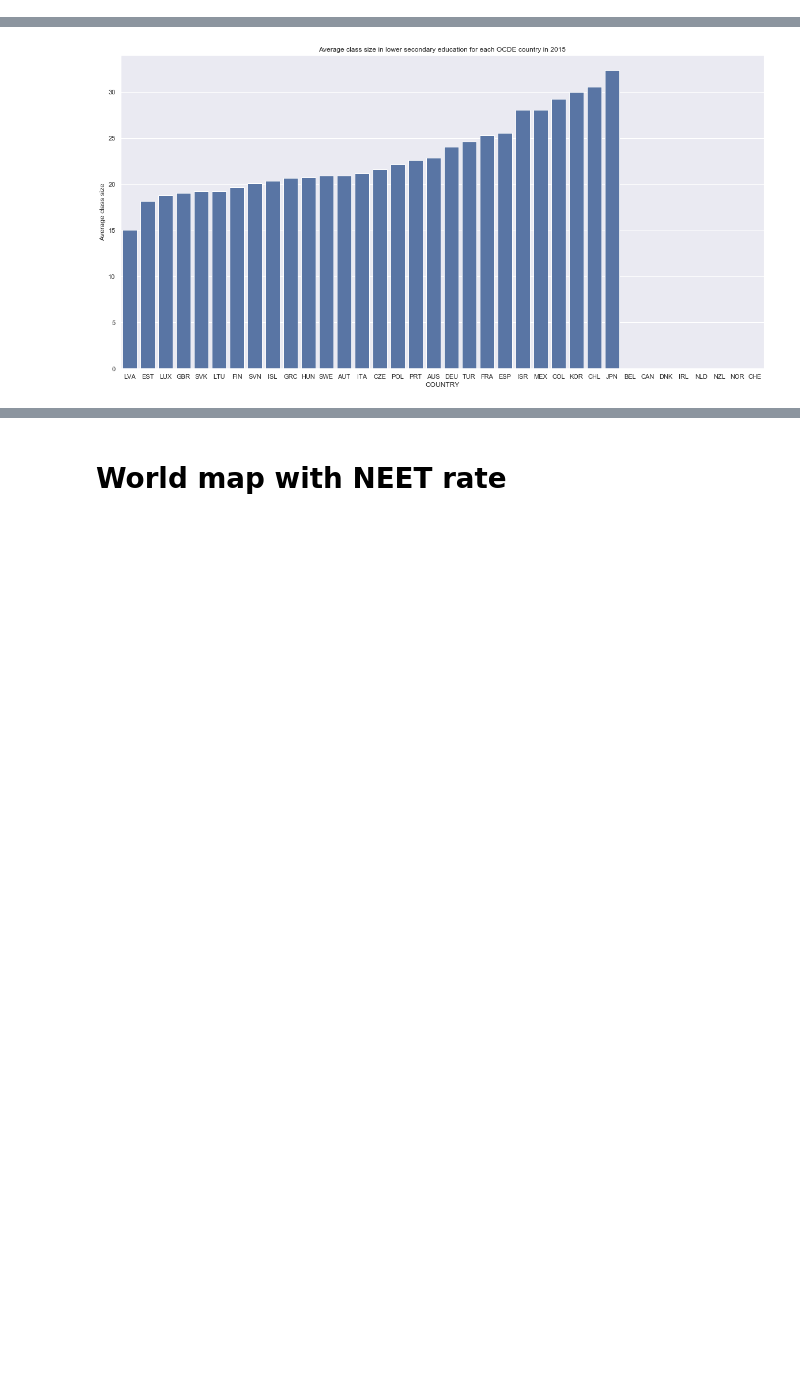
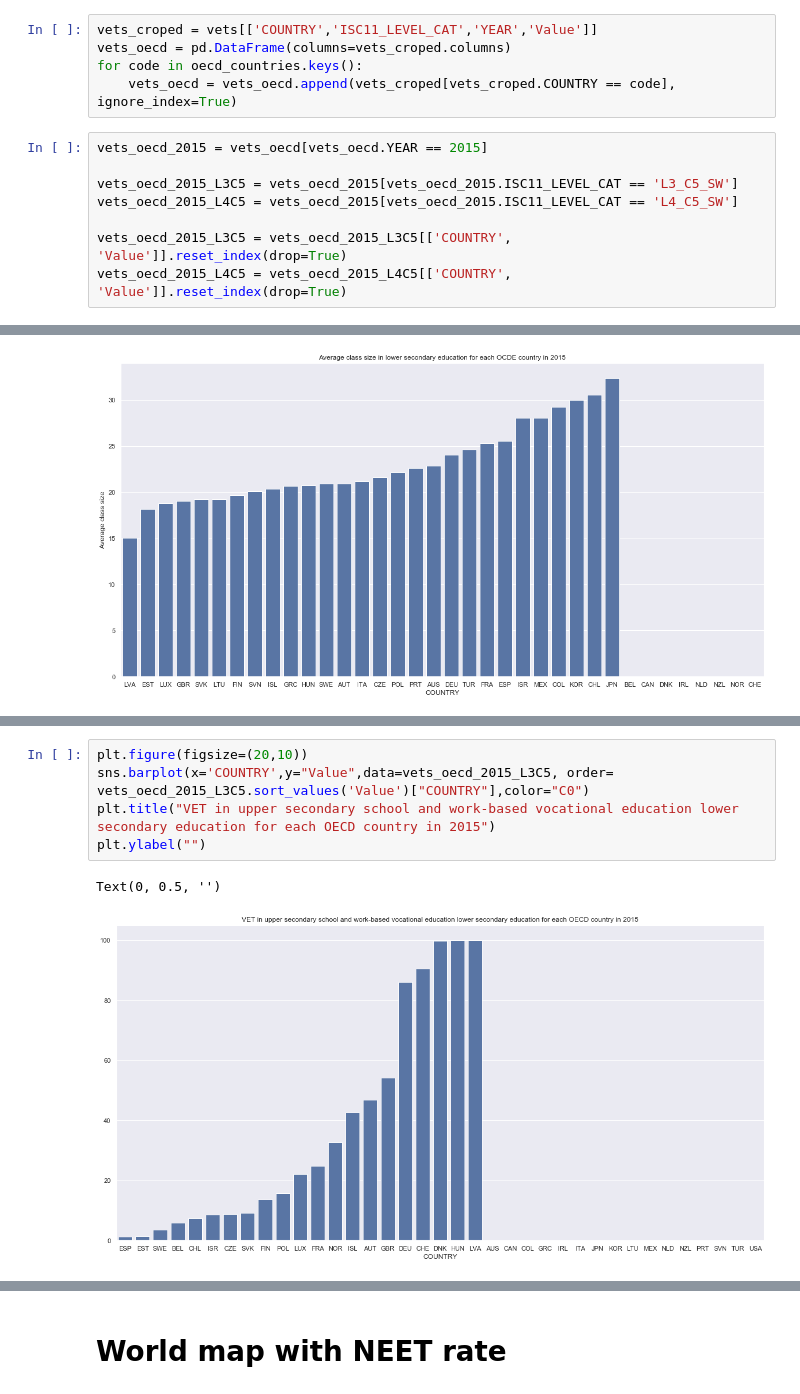
Before and after one commit to Victor-Manach/MODS206, a Jupyter notebook: Data_preparation_education_indicators.ipynb, the cells around one changed output, grey strips where cells are left out. Cells and saved outputs as stored; diff of their text form; blank space fills up the shorter version.

```diff
--- a/Data_preparation_education_indicators.ipynb
+++ b/Data_preparation_education_indicators.ipynb
@@ -60,0 +79,13 @@ avg_class_size_oecd_general_l2 = avg_class_size_oecd_general_l2[['COUNTRY', 'Val
+# %%
+vets_croped = vets[['COUNTRY','ISC11_LEVEL_CAT','YEAR','Value']]
+vets_oecd = pd.DataFrame(columns=vets_croped.columns)
+for code in oecd_countries.keys():
+    vets_oecd = vets_oecd.append(vets_croped[vets_croped.COUNTRY == code], ignore_index=True)
+# %%
+vets_oecd_2015 = vets_oecd[vets_oecd.YEAR == 2015]
+
+vets_oecd_2015_L3C5 = vets_oecd_2015[vets_oecd_2015.ISC11_LEVEL_CAT == 'L3_C5_SW']
+vets_oecd_2015_L4C5 = vets_oecd_2015[vets_oecd_2015.ISC11_LEVEL_CAT == 'L4_C5_SW']
+
+vets_oecd_2015_L3C5 = vets_oecd_2015_L3C5[['COUNTRY', 'Value']].reset_index(drop=True)
+vets_oecd_2015_L4C5 = vets_oecd_2015_L4C5[['COUNTRY', 'Value']].reset_index(drop=True)
@@ -152,0 +243,8 @@ Text(0, 0.5, 'Average Total Years')
+# %%
+plt.figure(figsize=(20,10))
+sns.barplot(x='COUNTRY',y="Value",data=vets_oecd_2015_L3C5, order= vets_oecd_2015_L3C5.sort_values('Value')["COUNTRY"],color="C0")
+plt.title("VET in upper secondary school and work-based vocational education lower secondary education for each OECD country in 2015")
+plt.ylabel("")
+# %% [output]
+Text(0, 0.5, '')
+[figure, added]
```
Also changed, not shown: parts of 26 cells of this notebook.
